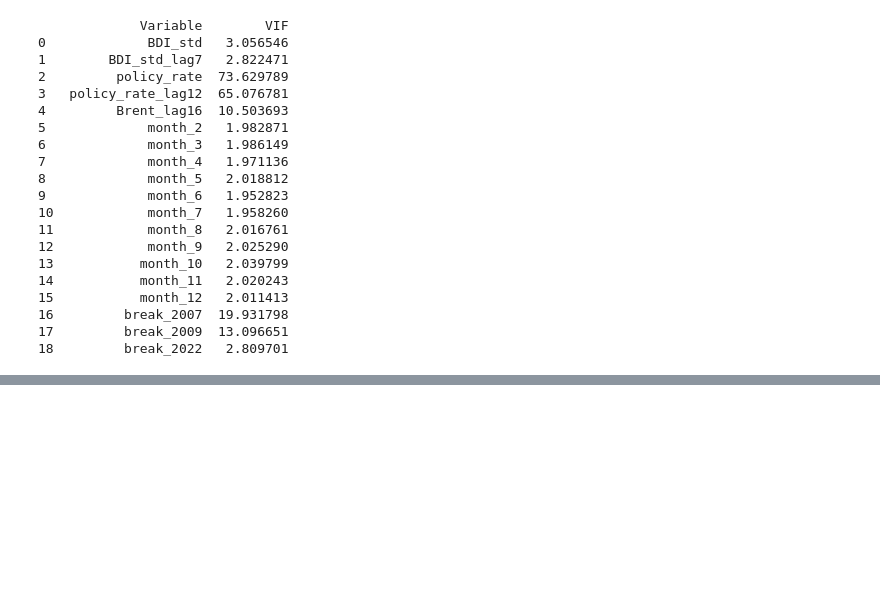
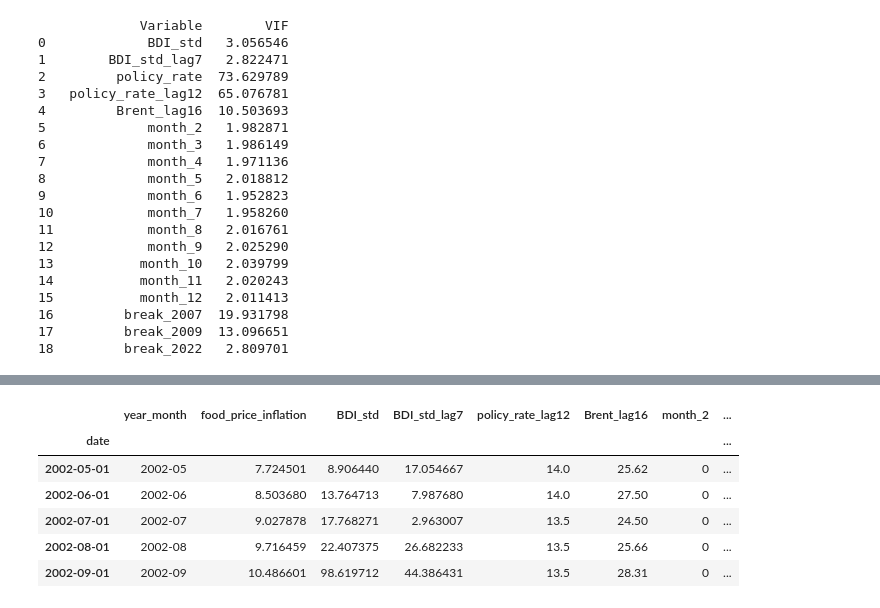
Before and after one commit to GorataB/Hackathon_PolyglotPioneers, a Jupyter notebook: Model_1_Statistical.ipynb, the cells around one changed output, grey strips where cells are left out. Drawn from its saved outputs; the diff is of its cells as text; code cells hidden in the pictures; blank space fills up the shorter version.

```diff
--- a/Model_1_Statistical.ipynb
+++ b/Model_1_Statistical.ipynb
@@ -1247,0 +1263,12 @@ Result Interpretation
+# %%
+model_df = model_df.drop(columns = ["policy_rate", "break_2007"])
+# %%
+model_df.head()
+# %% [output]
+|  | year_month | food_price_inflation | BDI_std | BDI_std_lag7 | policy_rate_lag12 | Brent_lag16 | month_2 | ... |
+| date |  |  |  |  |  |  |  | ... |
+| 2002-05-01 | 2002-05 | 7.724501 | 8.906440 | 17.054667 | 14.0 | 25.62 | 0 | ... |
+| 2002-06-01 | 2002-06 | 8.503680 | 13.764713 | 7.987680 | 14.0 | 27.50 | 0 | ... |
+| 2002-07-01 | 2002-07 | 9.027878 | 17.768271 | 2.963007 | 13.5 | 24.50 | 0 | ... |
+| 2002-08-01 | 2002-08 | 9.716459 | 22.407375 | 26.682233 | 13.5 | 25.66 | 0 | ... |
+| 2002-09-01 | 2002-09 | 10.486601 | 98.619712 | 44.386431 | 13.5 | 28.31 | 0 | ... |
```
Also changed, not shown: parts of 18 cells of this notebook, 3 other files.
